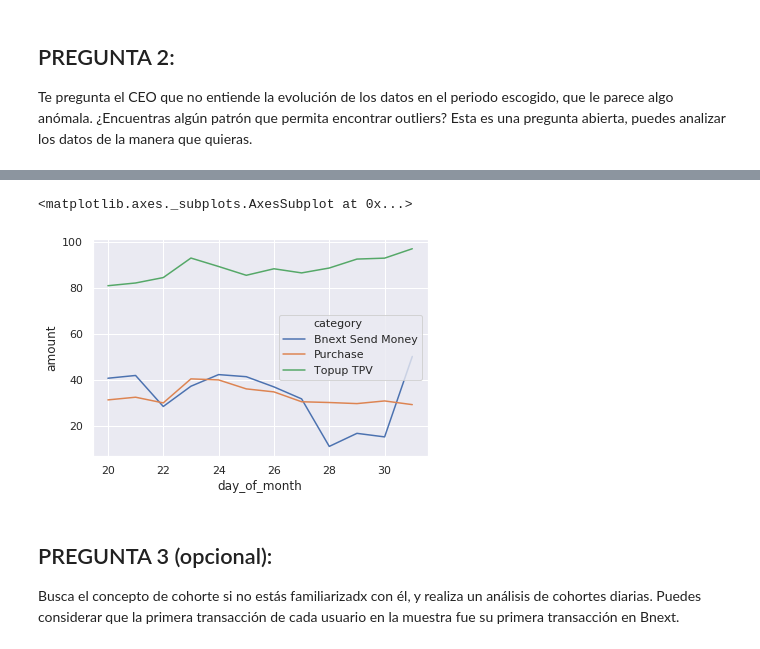
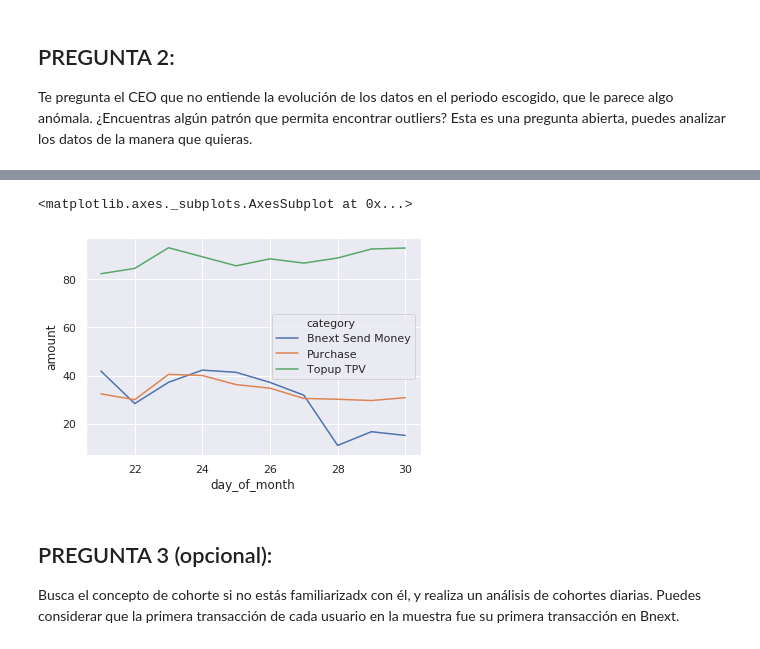
Before and after one commit to albertogcmr/fintech-technical-test, a Jupyter notebook: main.ipynb, the cells around one changed output, grey strips where cells are left out. Drawn from its saved outputs; the diff is of its cells as text; code cells hidden in the pictures.

```diff
--- a/main.ipynb
+++ b/main.ipynb
@@ -117,0 +162,4 @@ Te pregunta el CEO que no entiende la evolución de los datos en el periodo esco
+# %%
+# quitamos el último día y el primero xq no están enteras sus 24h y nos puede enturbiar los resultados
+df_time = df[(df['date'].dt.day != 1) & (df['date'].dt.day != 20)].copy()
+df_time.date.max(), df_time.date.min()
@@ -134,6 +172,8 @@ sns.lineplot(x="date", y="amount",
 # %%
-df['day_of_month'] = df.date.apply(lambda x: x.day)
-df['day_of_month'] = np.where(df['day_of_month']==1, 31, df['day_of_month'])
-df.head()
+df_time['day_of_month'] = df_time.date.apply(lambda x: x.day)
+
+# el día 1 diciembre lo colocamos
+# df_time['day_of_month'] = np.where(df_time['day_of_month']==1, 31, df_time['day_of_month'])
+df_time.head()
 # %% [output]
 |  | user_id | amount | category | date | day_of_month |
@@ -197,17 +227,22 @@ sns.lineplot(x="day_of_month", y="amount",
 # El pico del 23 de Noviembre es el Black Friday.
 # No ocurren compras más grandes sino que más compras de las mismas cantidades.
 # %%
-# ahora agrupamos por la media en vez de la suma.
+# ahora agrupamos por la media en vez de la suma y sin outliers
 
-df_wo_outliers = remove_outlier(df, 'amount')
-df_day = df_wo_outliers.groupby(['day_of_month', 'category']).mean()
-df_day.reset_index(inplace=True)
+# remove outliers
+df_day_wo_outliers = remove_outliers(df_time, 'amount')
+
+df_mean = df_day_wo_outliers.groupby(['day_of_month', 'category']).mean()
+df_mean.reset_index(inplace=True)
+
+df_mean.head()
+
 sns.lineplot(x="day_of_month", y="amount",
              hue="category",
-             data=df_day)
+             data=df_mean)
 # %% [output]
 <matplotlib.axes._subplots.AxesSubplot at 0x...>
-[figure, old version]
+[figure, new version]
 # %% [markdown]
 ## PREGUNTA 3 (opcional):
 Busca el concepto de cohorte si no estás familiarizadx con él, y realiza un análisis de cohortes diarias. Puedes considerar que la primera transacción de cada usuario en la muestra fue su primera transacción en Bnext.
```
Also changed, not shown: parts of 24 cells of this notebook.
